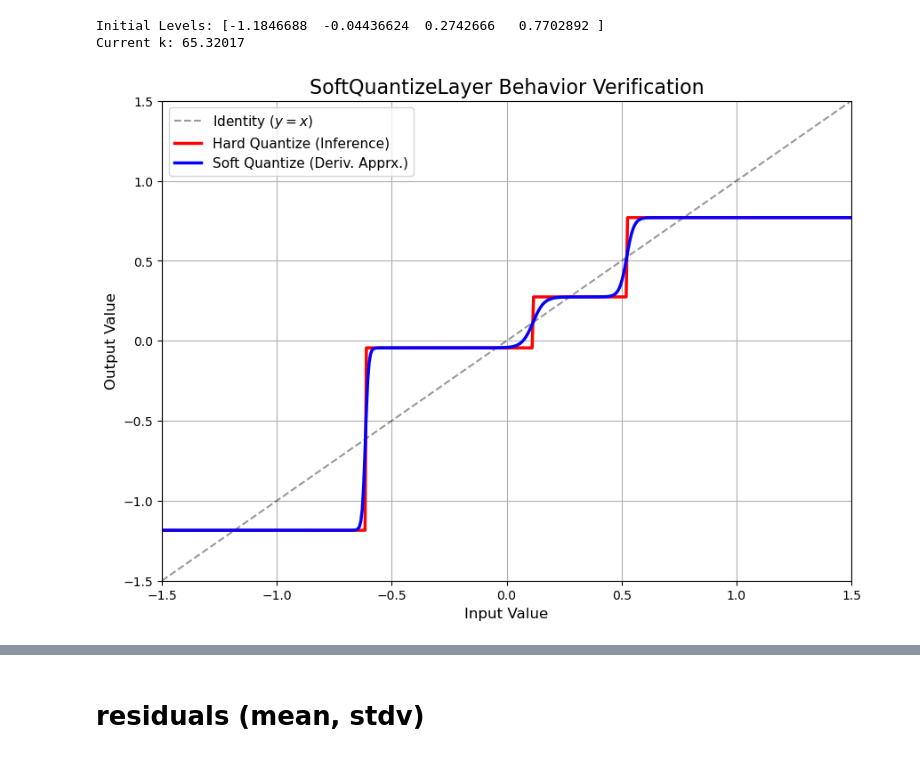
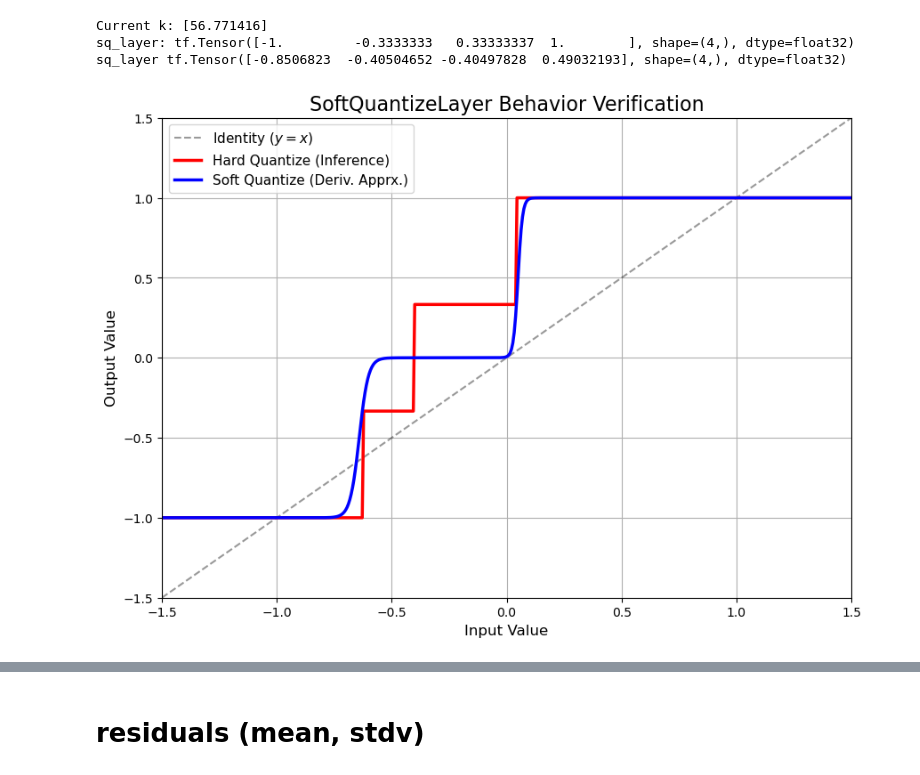
Before and after one commit to guptaharshul24/smart-pixels-ml, a Jupyter notebook: from_weights_conv2D.ipynb, the cells around one changed output, grey strips where cells are left out. Saved outputs shown, nothing was run; the diff lists cells and outputs as text; code cells hidden in the pictures.

```diff
--- a/from_weights_conv2D.ipynb
+++ b/from_weights_conv2D.ipynb
@@ -83,6 +83,12 @@ def conv_network(var, n_filters=5, kernel_size=3):
 def CreateModel(shape, output, n_filters, pool_size):
     x_base = x_in = Input(shape)
     x_base = SoftQuantizeLayer(
+        n_bits=2,
+        initial_range=[-1.0, 1.0],
+        trainable_levels=False,
+        trainable_bins=True,
+        initial_k=1.0,
+        trainable_k=True,
         name='soft_quantizer_output'
     )(x_base)
 
@@ -195,35 +201,38 @@ plt.show()
 # %%
 sq_layer = model.get_layer(name="soft_quantizer_output")
-print("Initial Levels:", sq_layer.levels.numpy())
 print("Current k:", sq_layer.k.numpy())
-
-
+print("sq_layer:", sq_layer.levels)
+print("sq_layer", sq_layer.bin_centers)
 
 x_input = tf.constant(np.linspace(-1.5, 1.5, 500), dtype=tf.float32)
+initial_first_level = sq_layer.first_level.numpy()[0]
+initial_level_deltas = tf.exp(sq_layer.log_level_deltas).numpy()
+initial_first_bin = sq_layer.first_bin_center.numpy()[0]
+initial_bin_deltas = tf.exp(sq_layer.log_bin_deltas).numpy()
 
-
-y_soft = sq_layer._soft_quantize(x_input, sq_layer.levels)
-y_hard = sq_layer(x_input, training=False)
+y_hard = sq_layer._hard_quantize(x_input, sq_layer.levels, sq_layer.bin_centers)
+y_soft = sq_layer._soft_quantize(x_input, sq_layer.levels, sq_layer.bin_centers)
 
 fig, ax = plt.subplots(figsize=(10, 7))
 
 ax.plot(x_input, x_input, 'k--', alpha=0.4, label='Identity ($y=x$)')
 ax.plot(x_input, y_hard, color='red', linewidth=2.5, label=f'Hard Quantize (Inference)')
 ax.plot(x_input, y_soft, 'blue', linestyle='-', linewidth=2.5, label=f'Soft Quantize (Deriv. Apprx.)')
 
 ax.set_title("SoftQuantizeLayer Behavior Verification", fontsize=16)
 ax.set_xlabel("Input Value", fontsize=12)
 ax.set_ylabel("Output Value", fontsize=12)
 ax.legend(fontsize=11)
 ax.grid(True)
 ax.set_xlim(-1.5, 1.5)
 ax.set_ylim(-1.5, 1.5)
 
 plt.show()
 # %% [output]
-Initial Levels: [-1.1846688  -0.04436624  0.2742666   0.7702892 ]
-Current k: 65.32017
+Current k: [56.771416]
+sq_layer: tf.Tensor([-1.         -0.3333333   0.33333337  1.        ], shape=(4,), dtype=float32)
+sq_layer tf.Tensor([-0.8506823  -0.40504652 -0.40497828  0.49032193], shape=(4,), dtype=float32)
-[figure, old version]
+[figure, new version]
 # %%
 dataset_base_dir = "/depot/cms/users/das214/datasets/dataset_3sr/dataset_3sr_16x16_50x12P5_parquets/contained"
 tfrecords_base_dir = os.path.join(dataset_base_dir, "TFR_files", "2t")
```
Also changed, not shown: parts of 30 cells of this notebook, 3 other files.
